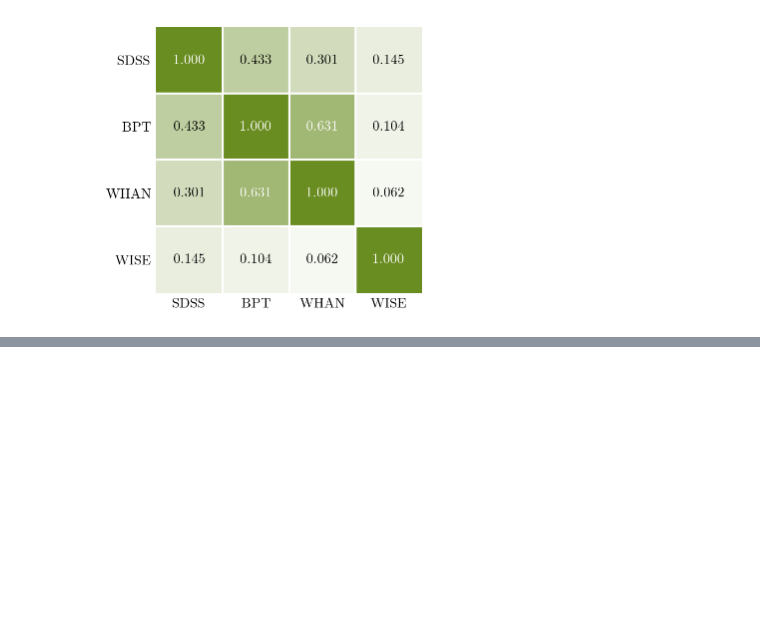
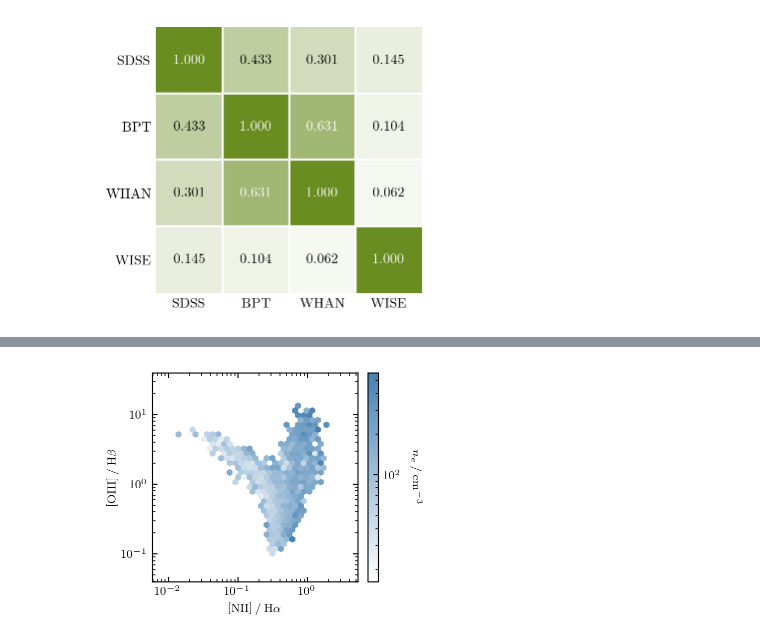
Before and after one commit to fritzali/notes, a Jupyter notebook: MASS/Active/project/task.ipynb, the cells around one changed output, grey strips where cells are left out. Cells and saved outputs as stored; diff of their text form; code cells hidden in the pictures; blank space fills up the shorter version.

```diff
--- a/MASS/Active/project/task.ipynb
+++ b/MASS/Active/project/task.ipynb
@@ -1227,0 +1276,49 @@ WISE & WHAN: 58
+# %%
+x = df_bpt['nii_h_alpha_ratio']
+y = df_bpt['oiii_h_beta_ratio']
+z = df_bpt['el_gas_dens']
+
+mask = (x > 0) & (y > 0) & np.isfinite(x) & np.isfinite(y)
+x_clean, y_clean, z_clean = x[mask], y[mask], z[mask]
+
+fig, ax = plt.subplots(figsize=[3.25, 2.50])
+ax.set_facecolor('white')
+
+xmin_log, xmax_log = -2.1, 0.6
+ymin_log, ymax_log = -1.2, 1.4
+
+hb = ax.hexbin(
+    x_clean, y_clean,
+    C=z_clean,
+    reduce_C_function=np.nanmedian,
+    gridsize=33,
+    cmap=SteelBlue_r,
+    norm=mcolors.LogNorm(),
+    mincnt=2,
+    edgecolors='face',
+    linewidths=0.25,
+    xscale='log',
+    yscale='log',
+    extent=[xmin_log, xmax_log, ymin_log, ymax_log]
+)
+
+ax.set_xscale('log')
+ax.set_yscale('log')
+
+ax.set_xlim(10**xmin_log, 10**xmax_log)
+ax.set_ylim(10**ymin_log, 10**ymax_log)
+
+ax.set_xlabel(r'$\mathrm{\raisebox{0.75pt}{[\raisebox{-0.75pt}{NII}]}} \mathbin{/} \mathrm{H\alpha}$')
+ax.set_ylabel(r'$\mathrm{\raisebox{0.75pt}{[\raisebox{-0.75pt}{OIII}]}} \mathbin{/} \mathrm{H\beta}$', labelpad=2)
+
+ax.axis('equal')
+
+cbar = fig.colorbar(hb, ax=ax, pad=0.05, shrink=1)
+cbar.set_label(r'$n_e \mathbin{/} \mathrm{cm}^{-3}$', rotation=270, labelpad=15)
+
+figures['BPT_density'] = fig
+plt.close()
+
+figures['BPT_density']
+# %% [output]
+[figure, added]
```
Also changed, not shown: parts of 4 cells of this notebook.
